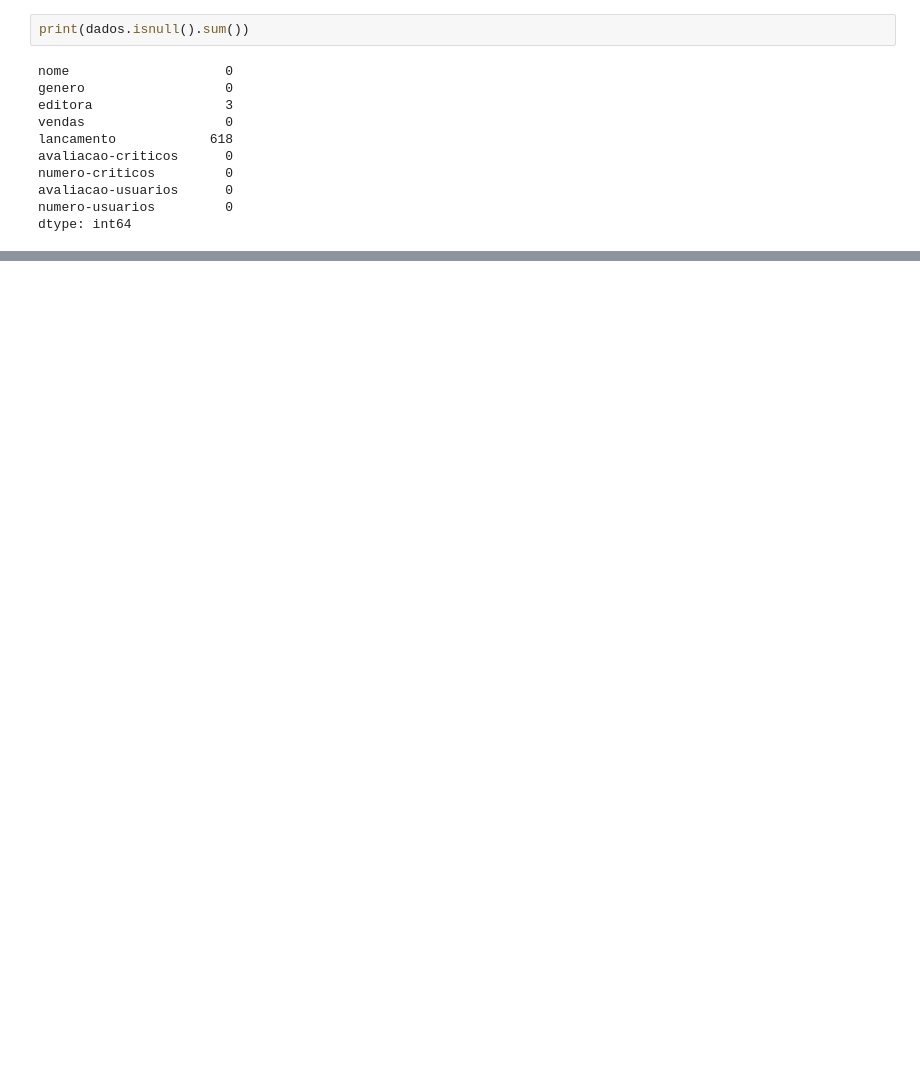
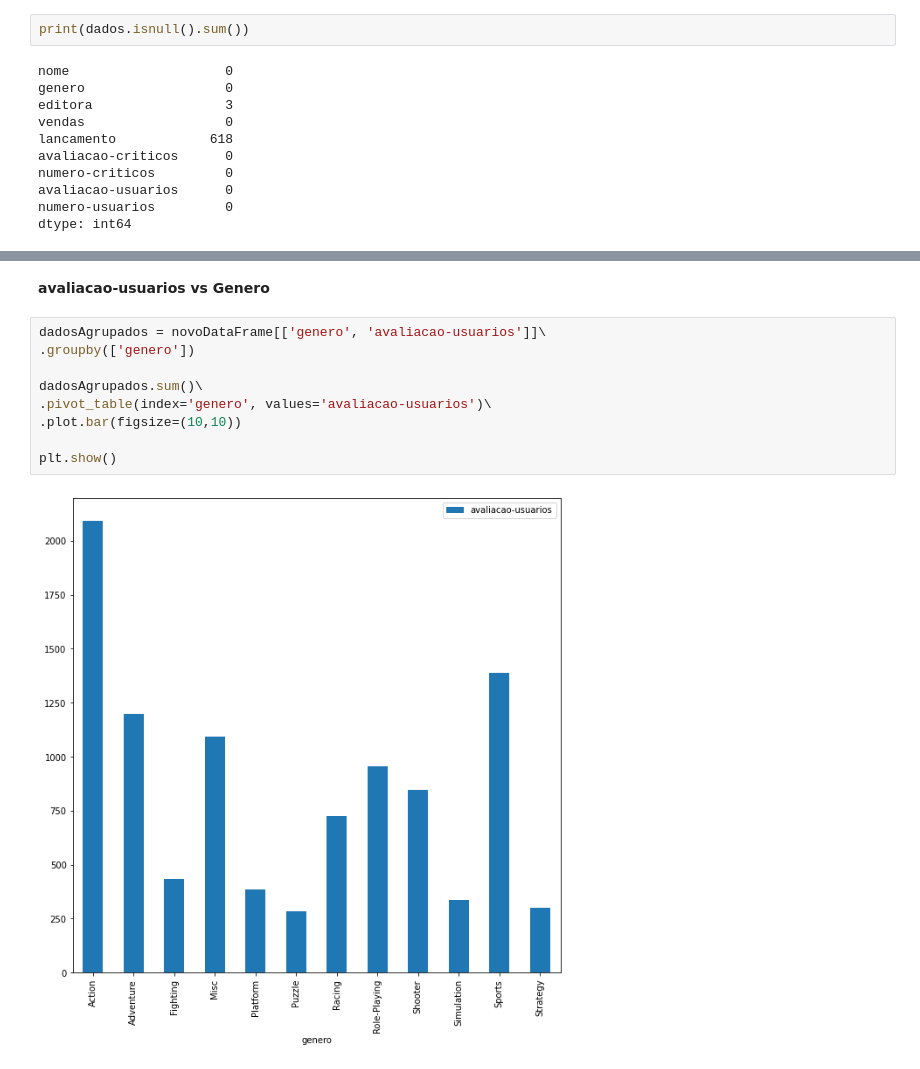
Before and after one commit to YanPaivaAndrade/Minera-oDeDadosTrabalho3, a Jupyter notebook: Trabalho_3_Yan_de_Paiva.ipynb, the cells around one changed output, grey strips where cells are left out. Drawn from its saved outputs; the diff is of its cells as text; blank space fills up the shorter version.

```diff
--- a/Trabalho_3_Yan_de_Paiva.ipynb
+++ b/Trabalho_3_Yan_de_Paiva.ipynb
@@ -183,0 +352,13 @@ dtype: int64
+# %% [markdown]
+**avaliacao-usuarios vs Genero**
+# %%
+dadosAgrupados = novoDataFrame[['genero', 'avaliacao-usuarios']]\
+.groupby(['genero'])
+
+dadosAgrupados.sum()\
+.pivot_table(index='genero', values='avaliacao-usuarios')\
+.plot.bar(figsize=(10,10))
+
+plt.show()
+# %% [output]
+[figure, added]
```
Also changed, not shown: parts of 24 cells of this notebook.
